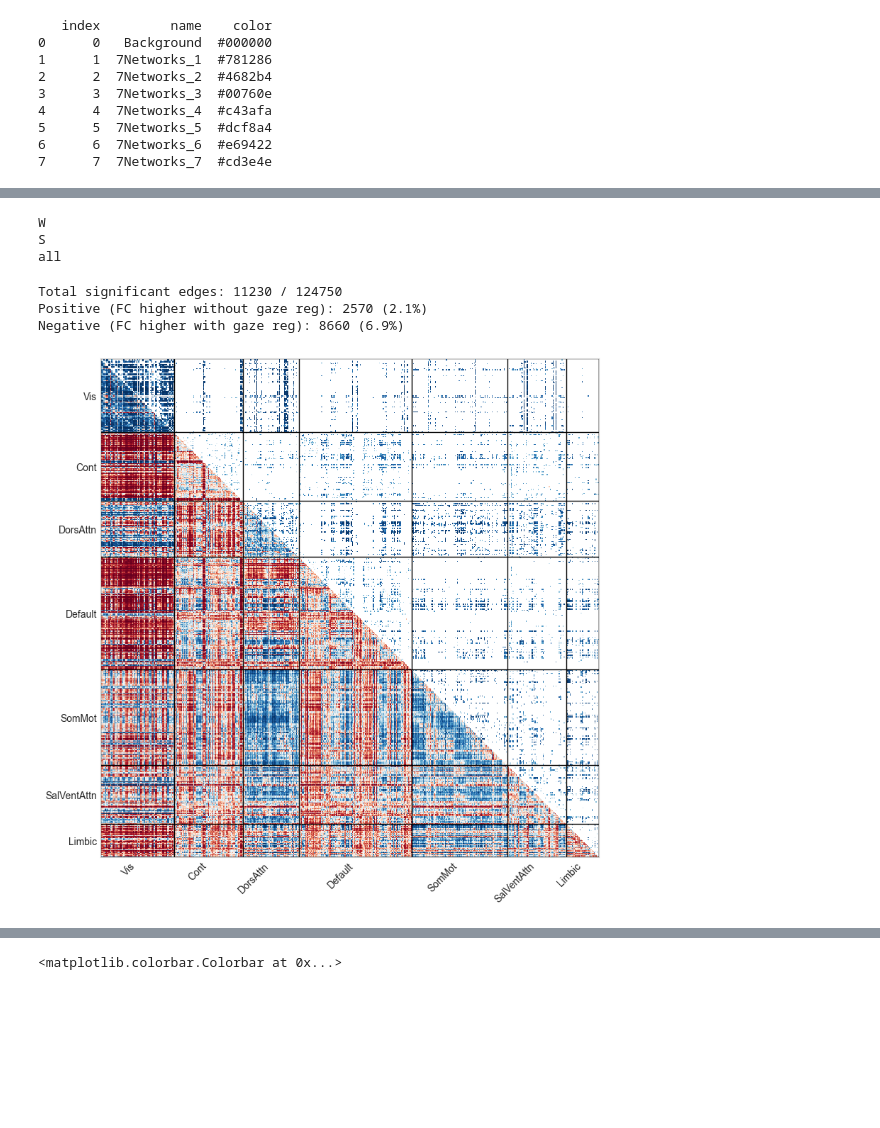
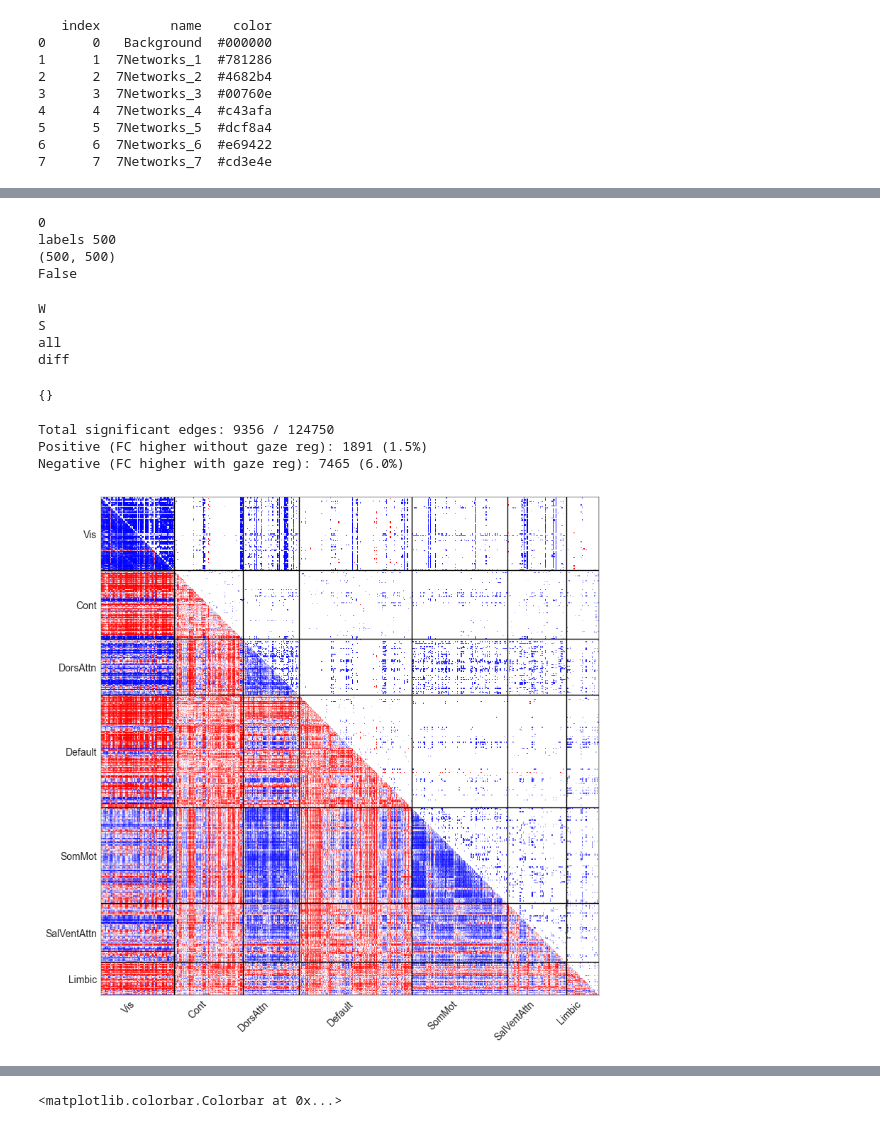
Before and after one commit to BCN-lab/sleepMReye, a Jupyter notebook: sleepmreye/notebooks/function_connectivity_analysis.ipynb, the cells around one changed output, grey strips where cells are left out. Drawn from its saved outputs; the diff is of its cells as text; code cells hidden in the pictures; blank space fills up the shorter version.

```diff
--- a/sleepmreye/notebooks/function_connectivity_analysis.ipynb
+++ b/sleepmreye/notebooks/function_connectivity_analysis.ipynb
@@ -630,6 +652,45 @@ all
 labels 500
 (500, 500)
 False
+# %%
+atlas_name =  "schaefer500"
+
+subject_diff_matrices = {"W": [], "S": []}
+for state in subject_diff_matrices:
+    with_eds, without_eds, labels = process_matrices(results_dir, atlas_name, state)
+    assert with_eds.shape == without_eds.shape
+    _, n_roi, _ = with_eds.shape
+    assert len(labels) == n_roi, f"Labels {len(labels)} vs n_roi {n_roi}"
+    subject_diff_matrices[state] = with_eds - without_eds
+
+wake_subjects = np.load(f"/Users/zach/2025_RA/matthias/eyemove_and_sleep/SleepMReye/sleepmreye/results/schaefer500_conv-and-unconv_W_without_eds_subjects.npy")
+sleep_subjects = np.load(f"/Users/zach/2025_RA/matthias/eyemove_and_sleep/SleepMReye/sleepmreye/results/schaefer500_conv-and-unconv_S_without_eds_subjects.npy")
+common, wake_idx, sleep_idx = np.intersect1d(
+    wake_subjects, sleep_subjects, return_indices=True
+)
+
+wake_matched  = subject_diff_matrices["W"][wake_idx]
+sleep_matched = subject_diff_matrices["S"][sleep_idx]
+with_mean = np.mean(wake_matched, axis=0)
+without_mean = np.mean(sleep_matched, axis=0)
+ttest_res = fc_paired_test(wake_matched, sleep_matched, return_mats=True, alternative="two-sided", n_permutations=10000) # Positive means gaze changes FC more in Wake than in Sleep
+
+print(ttest_res["sig_mat"].astype(int).sum())
+print("labels", len(labels))
+print(with_mean.shape)
+print("Background" in labels)
+
+atlases_results.setdefault(atlas_name, {}).setdefault("states", {})["diff"] = {
+    "with_mean": with_mean,
+    "without_mean": without_mean,
+    "ttest_res": ttest_res
+}
+# atlases_results[atlas_name]["labels"] = labels
+# %% [output]
+0
+labels 500
+(500, 500)
+False
 # %%
 
 # Plot the correlation matrix
@@ -644,7 +705,7 @@ def plot_grouped_matrix(
     groups,
     group_order,
     roi_names=None,
-    cmap="RdBu_r",
+    cmap="bwr",
     vlim=None,                 # None -> symmetric from visible data; scalar -> ±vlim; tuple -> (vmin, vmax)
     title=None,
     hide_diagonal=True,
@@ -687,8 +748,8 @@ def plot_grouped_matrix(
         M_plot = np.full_like(M, np.nan, dtype=float)
         iu = np.triu_indices_from(M, k=1)
         il = np.tril_indices_from(M, k=-1)
-        # M_plot[iu] = np.where(sig_ord[iu], M[iu], np.nan)  # upper: sig only
-        M_plot[iu] = np.where(sig_ord[iu] & (M[iu] < 0), M[iu], np.nan)  # upper: positive sig only
+        M_plot[iu] = np.where(sig_ord[iu], M[iu], np.nan)  # upper: sig only
+        # M_plot[iu] = np.where(sig_ord[iu] & (M[iu] < 0), M[iu], np.nan)  # upper: positive sig only
         M_plot[il] = M[il]                                  # lower: full
         iu = np.triu_indices_from(sig_mask, k=1)
         sig_edges = sig_mask[iu]
@@ -839,6 +900,11 @@ vlim_shared = (-vmax, vmax)
 W
 S
 all
+diff
+# %%
+atlases_results
+# %% [output]
+{}
 # %%
 atlas_name = "schaefer500"
 # print(idx, atlas_name)
@@ -882,36 +948,37 @@ all_vals = np.concatenate([
     for st in states
 ])
 vmax = np.nanmax(all_vals) if all_vals.size else 1.0
 vlim_shared = (-vmax, vmax)
-
+cmap="bwr"
 state = "all"
 _, _, im, order, names_ord = plot_grouped_matrix(
     -diff_by_state[state],
     groups=groups,  # keep your existing groups variable
     group_order=orders,
     roi_names=atlases_results[atlas_name]["labels"],
     vlim=diff_by_state[state][~np.isnan(diff_by_state[state])].max(),
     # title=f"{state}: Δ r (Raw − Clean)",
     hide_diagonal=True,
+    cmap=cmap,
     # ax=axes[idx],
     sig_mask=sig_by_state[state],
     upper_triangle_masked=True,
     show_colorbar=False,
     rank=True,
 )
 plt.tight_layout()
-plt.savefig(f"/Users/zach/2025_RA/matthias/final images/FC/FC_diff_{state}.svg", dpi=300)
+plt.savefig(f"/Users/zach/2025_RA/matthias/final images/FC/FC_diff_{state}_n.svg", dpi=300)
 # cbar.set_label("Δ r (Raw − Clean)")
 
 # idx += 1
 # ims.append(im)
 #
 # # One shared colorbar
 # cbar = plt.colorbar( ax=axes.tolist(), fraction=0.025, pad=0.02)
 # cbar.set_label("Δ r (Raw − Clean)")
 # plt.show()
 # %% [output]
-Total significant edges: 11230 / 124750
-Positive (FC higher without gaze reg): 2570 (2.1%)
-Negative (FC higher with gaze reg): 8660 (6.9%)
+Total significant edges: 9356 / 124750
+Positive (FC higher without gaze reg): 1891 (1.5%)
+Negative (FC higher with gaze reg): 7465 (6.0%)
-[figure, old version]
+[figure, new version]
```
Also changed, not shown: parts of 6 cells of this notebook, 14 other files.
